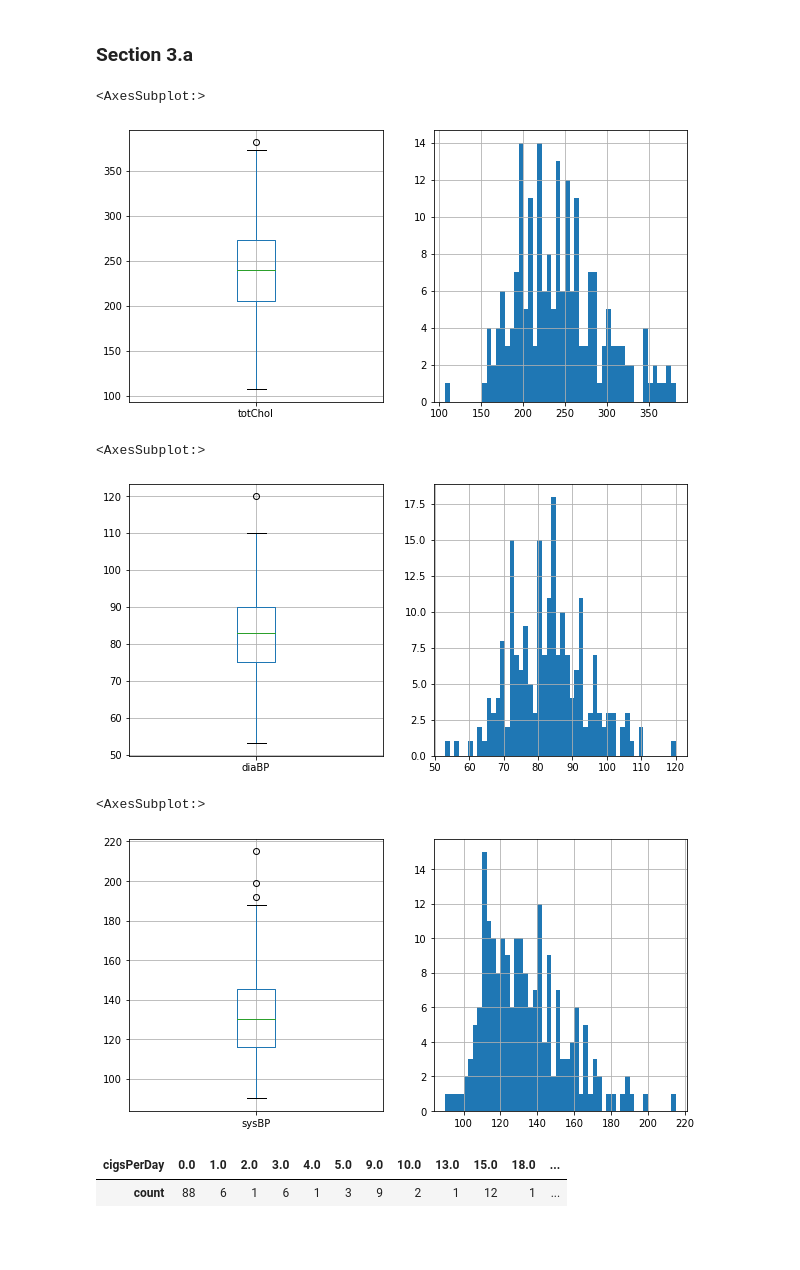
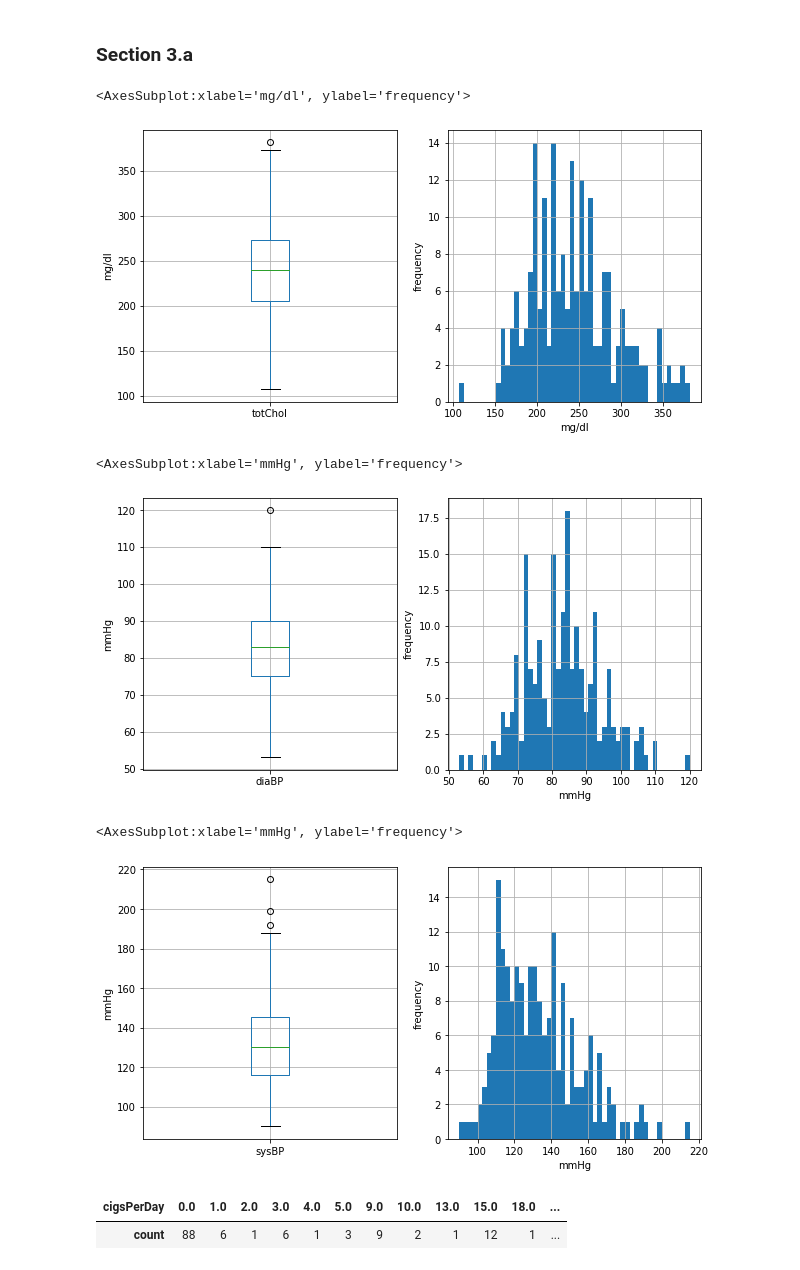
Before and after one commit to dvirla/Advanced-Statistical-Analysis, a Jupyter notebook: ProjectEx3_206330342_316250877.ipynb, the cells around one changed output. Cells and saved outputs as stored; diff of their text form; code cells hidden in the pictures; blank space fills up the shorter version.

```diff
--- a/ProjectEx3_206330342_316250877.ipynb
+++ b/ProjectEx3_206330342_316250877.ipynb
@@ -34,25 +34,34 @@ df_train, df_test, y_train, y_test = train_test_split(df[['cigsPerDay', 'totChol
 ### Section 3.a
 # %%
 fig, axes = plt.subplots(nrows=1, ncols=2, figsize=(10,5))
+axes[0].set_ylabel('mg/dl')
+axes[1].set_xlabel('mg/dl')
+axes[1].set_ylabel('frequency')
 df_train.boxplot(column=['totChol'], ax=axes[0])
 df_train['totChol'].hist(bins=50, ax=axes[1])
 # %% [output]
-<AxesSubplot:>
+<AxesSubplot:xlabel='mg/dl', ylabel='frequency'>
-[figure, old version]
+[figure, new version]
 # %%
 fig, axes = plt.subplots(nrows=1, ncols=2, figsize=(10,5))
+axes[0].set_ylabel('mmHg')
+axes[1].set_xlabel('mmHg')
+axes[1].set_ylabel('frequency')
 df_train.boxplot(column=['diaBP'], ax=axes[0])
 df_train['diaBP'].hist(bins=50, ax=axes[1])
 # %% [output]
-<AxesSubplot:>
+<AxesSubplot:xlabel='mmHg', ylabel='frequency'>
-[figure, old version]
+[figure, new version]
 # %%
 fig, axes = plt.subplots(nrows=1, ncols=2, figsize=(10,5))
+axes[0].set_ylabel('mmHg')
+axes[1].set_xlabel('mmHg')
+axes[1].set_ylabel('frequency')
 y_train.boxplot(column=['sysBP'], ax=axes[0])
 y_train['sysBP'].hist(bins=50, ax=axes[1])
 # %% [output]
-<AxesSubplot:>
+<AxesSubplot:xlabel='mmHg', ylabel='frequency'>
-[figure, old version]
+[figure, new version]
 # %%
 df_train.groupby('cigsPerDay').count().rename(columns={'totChol': 'count'})[['count']].transpose()
 # %% [output]
```
Also changed, not shown: parts of 11 cells of this notebook.
